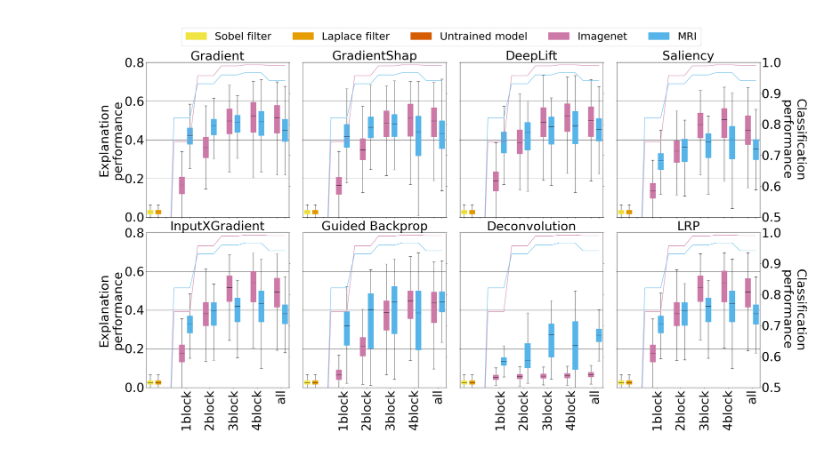
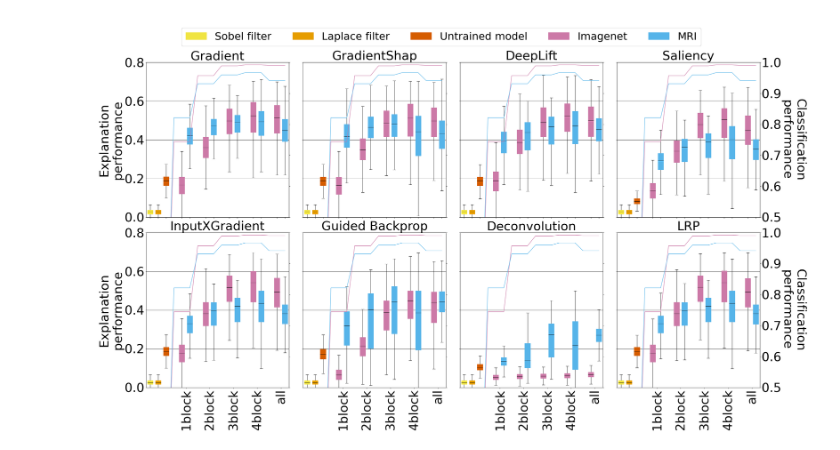
Before and after one commit to Marta54/Pretrain_XAI_gt, a Jupyter notebook: explanation_metrics2.ipynb, the cells around one changed output. Saved outputs shown, nothing was run; the diff lists cells and outputs as text; code cells hidden in the pictures.

```diff
--- a/explanation_metrics2.ipynb
+++ b/explanation_metrics2.ipynb
@@ -229,17 +237,7 @@ tpr_sobel_best = obtain_TPR(sobel_best['TP'],sobel_best['FP'])
-# %%
-
-random  = {'gradient':[0],
-              'gradshap':[0],
-              'deeplift':[0],
-              'saliency':[0],
-              'inputXGrad':[0],
-              'backprop':[0],
-              'deconv':[0],
-              'LRP':[0]}
-
-create_boxplots(tpr_method_img_best, tpr_method_mri_best, accs_img_best, accs_mri_best, tpr_laplace_best, tpr_sobel_best, random)
-# %% [output]
-[figure, removed]
+# %%
+create_boxplots(tpr_method_img_best, tpr_method_mri_best, accs_img_best, accs_mri_best, tpr_laplace_best, tpr_sobel_best, metrics_random_best)
+# %% [output]
+[figure, added]
 # %%
 with open('/home/martao/MRI_dataset/2ndTry/new_models_finetune_with_test_slices/same/save/metrics_same.pkl', 'rb') as f:
     metrics_same = pickle.load(f)
```
Also changed, not shown: parts of 3 cells of this notebook, 2 other files.
